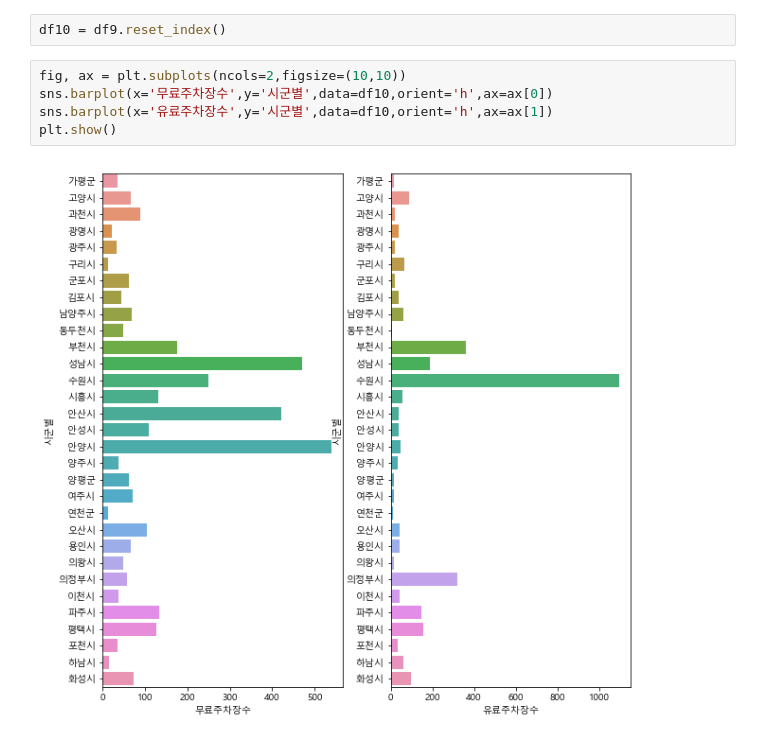
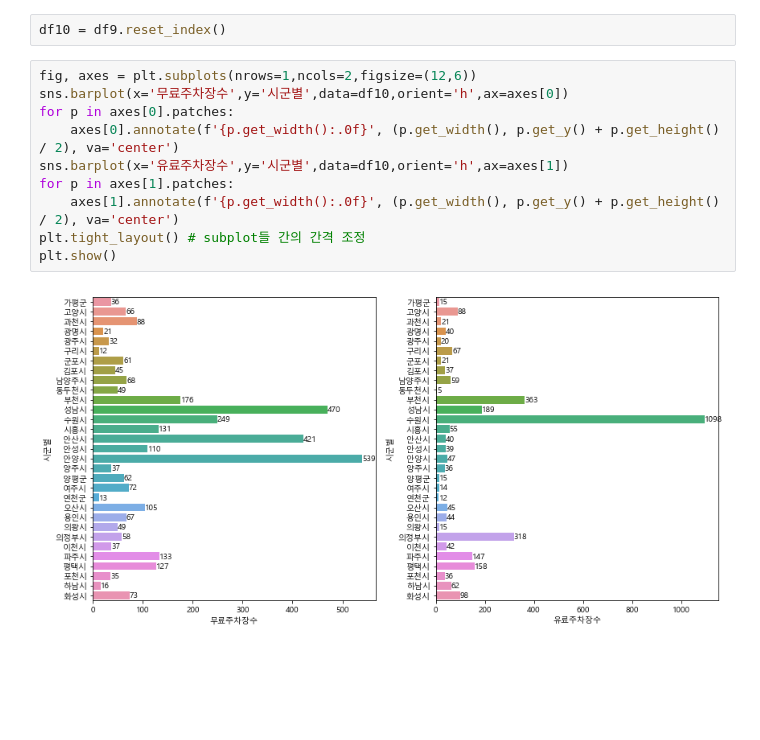
Before and after one commit to SANGHEEZZANG/GGpark, a Jupyter notebook: 경기도주차장수.ipynb, the cells around one changed output. Drawn from its saved outputs; the diff is of its cells as text; blank space fills up the shorter version.

```diff
--- a/경기도주차장수.ipynb
+++ b/경기도주차장수.ipynb
@@ -346,9 +346,14 @@ plt.rcParams['font.family'] = 'Malgun Gothic'
 # %%
 df10 = df9.reset_index()
 # %%
-fig, ax = plt.subplots(ncols=2,figsize=(10,10))
-sns.barplot(x='무료주차장수',y='시군별',data=df10,orient='h',ax=ax[0])
-sns.barplot(x='유료주차장수',y='시군별',data=df10,orient='h',ax=ax[1])
+fig, axes = plt.subplots(nrows=1,ncols=2,figsize=(12,6))
+sns.barplot(x='무료주차장수',y='시군별',data=df10,orient='h',ax=axes[0])
+for p in axes[0].patches:
+    axes[0].annotate(f'{p.get_width():.0f}', (p.get_width(), p.get_y() + p.get_height() / 2), va='center')
+sns.barplot(x='유료주차장수',y='시군별',data=df10,orient='h',ax=axes[1])
+for p in axes[1].patches:
+    axes[1].annotate(f'{p.get_width():.0f}', (p.get_width(), p.get_y() + p.get_height() / 2), va='center')
+plt.tight_layout() # subplot들 간의 간격 조정
 plt.show()
 # %% [output]
-[figure, old version]
+[figure, new version]
```
